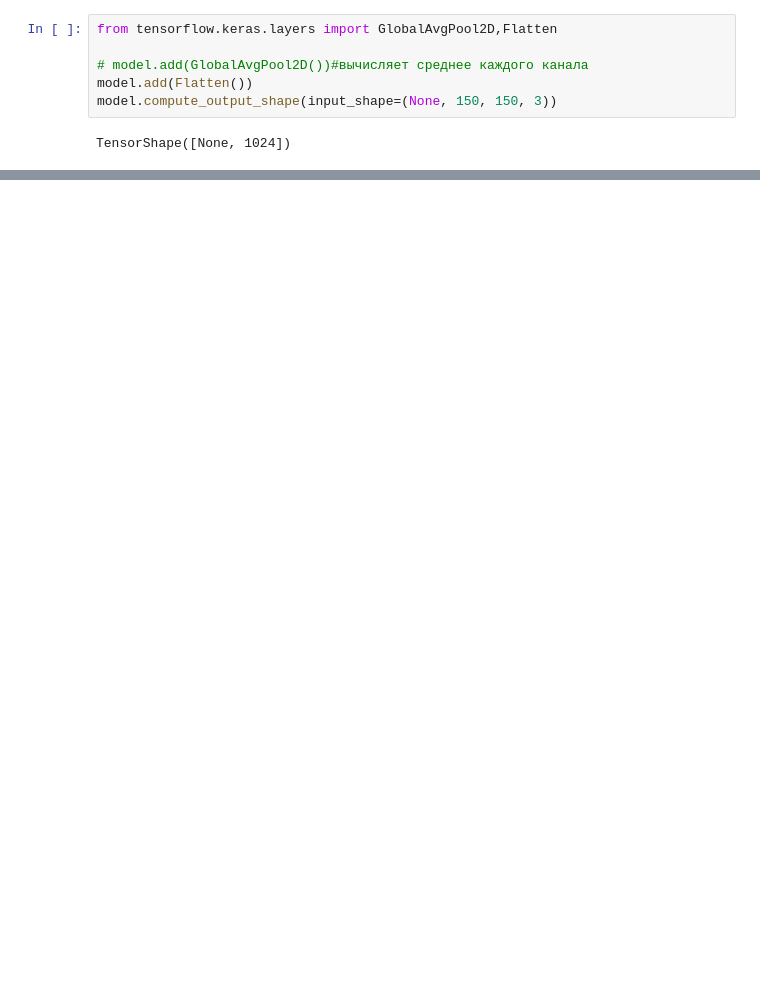
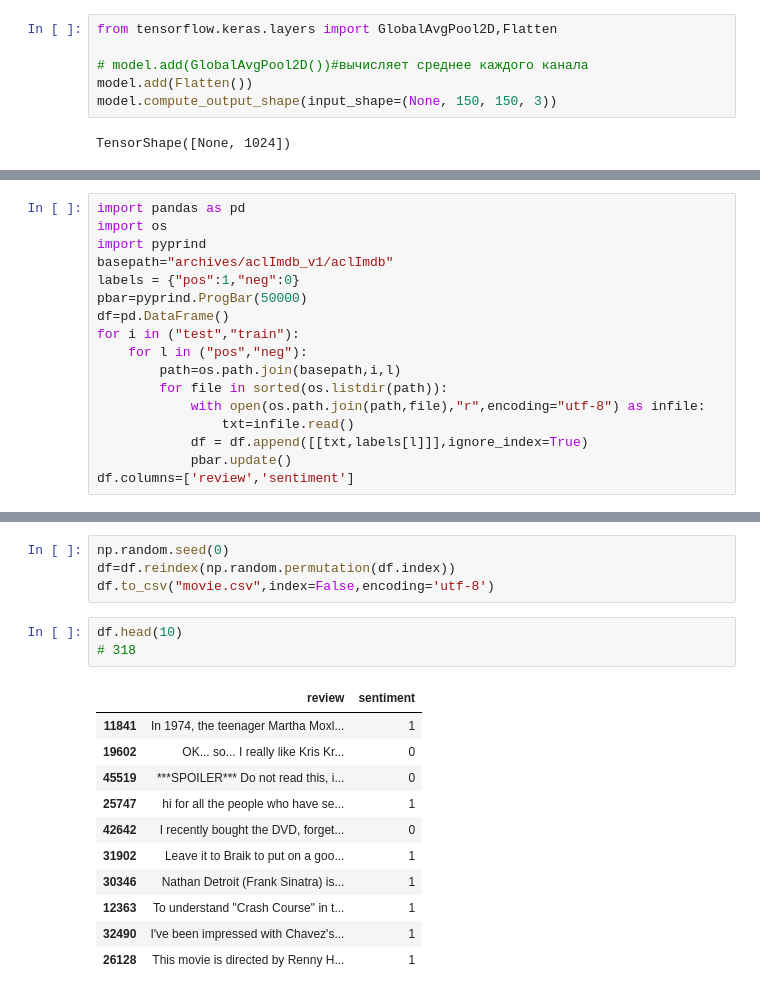
Before and after one commit to airatinho/task, a Jupyter notebook: rashka.ipynb, the cells around one changed output, grey strips where cells are left out. Drawn from its saved outputs; the diff is of its cells as text; blank space fills up the shorter version.

```diff
--- a/rashka.ipynb
+++ b/rashka.ipynb
@@ -1608,0 +1666,17 @@ plt.show()
+# %%
+import pandas as pd
+import os
+import pyprind
+basepath="archives/aclImdb_v1/aclImdb"
+labels = {"pos":1,"neg":0}
+pbar=pyprind.ProgBar(50000)
+df=pd.DataFrame()
+for i in ("test","train"):
+    for l in ("pos","neg"):
+        path=os.path.join(basepath,i,l)
+        for file in sorted(os.listdir(path)):
+            with open(os.path.join(path,file),"r",encoding="utf-8") as infile:
+                txt=infile.read()
+            df = df.append([[txt,labels[l]]],ignore_index=True)
+            pbar.update()
+df.columns=['review','sentiment']
@@ -1608,0 +1686,19 @@ plt.show()
+# %%
+np.random.seed(0)
+df=df.reindex(np.random.permutation(df.index))
+df.to_csv("movie.csv",index=False,encoding='utf-8')
+# %%
+df.head(10)
+# 318
+# %% [output]
+|  | review | sentiment |
+| 11841 | In 1974, the teenager Martha Moxl... | 1 |
+| 19602 | OK... so... I really like Kris Kr... | 0 |
+| 45519 | ***SPOILER*** Do not read this, i... | 0 |
+| 25747 | hi for all the people who have se... | 1 |
+| 42642 | I recently bought the DVD, forget... | 0 |
+| 31902 | Leave it to Braik to put on a goo... | 1 |
+| 30346 | Nathan Detroit (Frank Sinatra) is... | 1 |
+| 12363 | To understand "Crash Course" in t... | 1 |
+| 32490 | I've been impressed with Chavez's... | 1 |
+| 26128 | This movie is directed by Renny H... | 1 |
```
Also changed, not shown: parts of 10 cells of this notebook, 1 other file.
